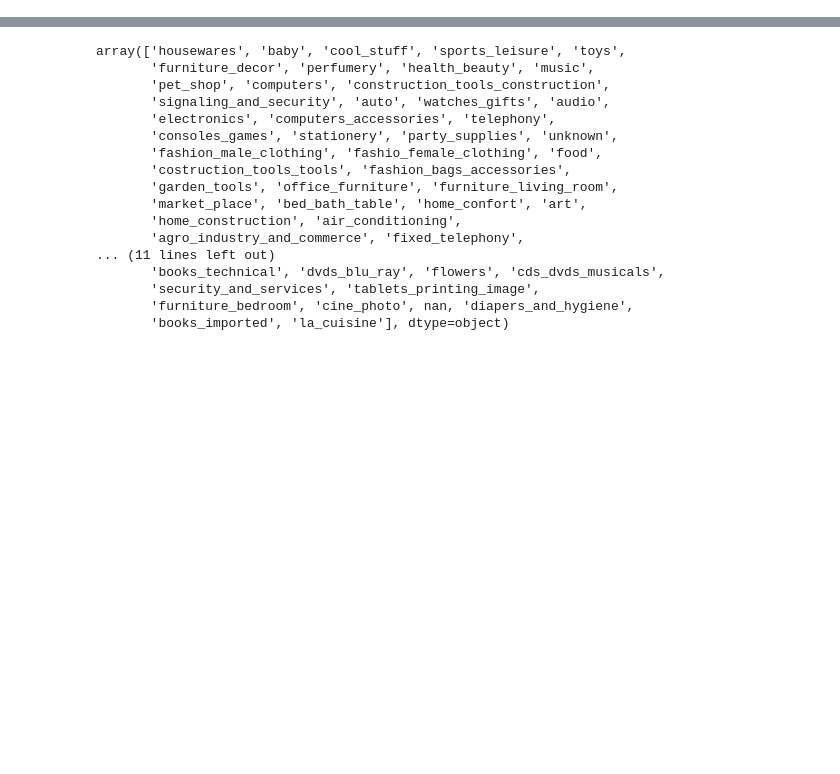
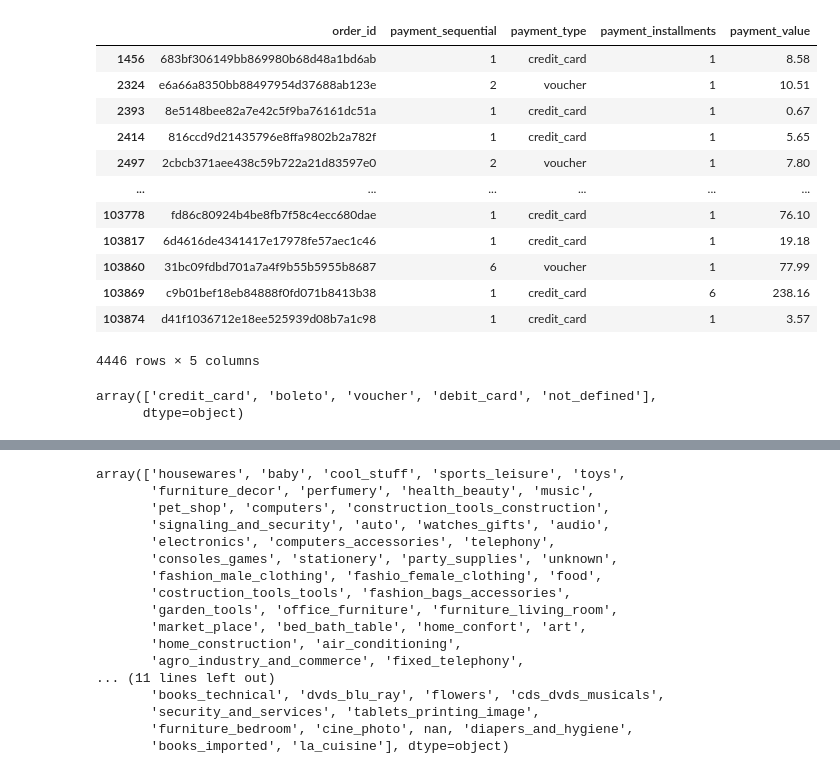
Before and after one commit to StevenDelval/segmentation_client, a Jupyter notebook: anlyse.ipynb, the cells around one changed output, grey strips where cells are left out. Drawn from its saved outputs; the diff is of its cells as text; code cells hidden in the pictures; blank space fills up the shorter version.

```diff
--- a/anlyse.ipynb
+++ b/anlyse.ipynb
@@ -36,3 +36,24 @@ df_product.drop("product_category_name",axis=1,inplace=True)
 df_olist_order_items_dataset = df_olist_order_items_dataset.groupby(["order_id","product_id","seller_id"]).agg({"order_item_id":"count","price":"sum","freight_value":"sum"})
 df_olist_order_items_dataset.columns=['nb_items', 'sum_price', 'sum_freight_value']
 df_olist_order_items_dataset.reset_index(inplace=True)
+# %%
+df_olist_order_payments_dataset[df_olist_order_payments_dataset["order_id"].duplicated()]
+# %% [output]
+|  | order_id | payment_sequential | payment_type | payment_installments | payment_value |
+| 1456 | 683bf306149bb869980b68d48a1bd6ab | 1 | credit_card | 1 | 8.58 |
+| 2324 | e6a66a8350bb88497954d37688ab123e | 2 | voucher | 1 | 10.51 |
+| 2393 | 8e5148bee82a7e42c5f9ba76161dc51a | 1 | credit_card | 1 | 0.67 |
+| 2414 | 816ccd9d21435796e8ffa9802b2a782f | 1 | credit_card | 1 | 5.65 |
+| 2497 | 2cbcb371aee438c59b722a21d83597e0 | 2 | voucher | 1 | 7.80 |
+| ... | ... | ... | ... | ... | ... |
+| 103778 | fd86c80924b4be8fb7f58c4ecc680dae | 1 | credit_card | 1 | 76.10 |
+| 103817 | 6d4616de4341417e17978fe57aec1c46 | 1 | credit_card | 1 | 19.18 |
+| 103860 | 31bc09fdbd701a7a4f9b55b5955b8687 | 6 | voucher | 1 | 77.99 |
+| 103869 | c9b01bef18eb84888f0fd071b8413b38 | 1 | credit_card | 6 | 238.16 |
+| 103874 | d41f1036712e18ee525939d08b7a1c98 | 1 | credit_card | 1 | 3.57 |
+4446 rows × 5 columns
+# %%
+df_olist_order_payments_dataset["payment_type"].unique()
+# %% [output]
+array(['credit_card', 'boleto', 'voucher', 'debit_card', 'not_defined'],
+      dtype=object)
```
Also changed, not shown: parts of 9 cells of this notebook.
